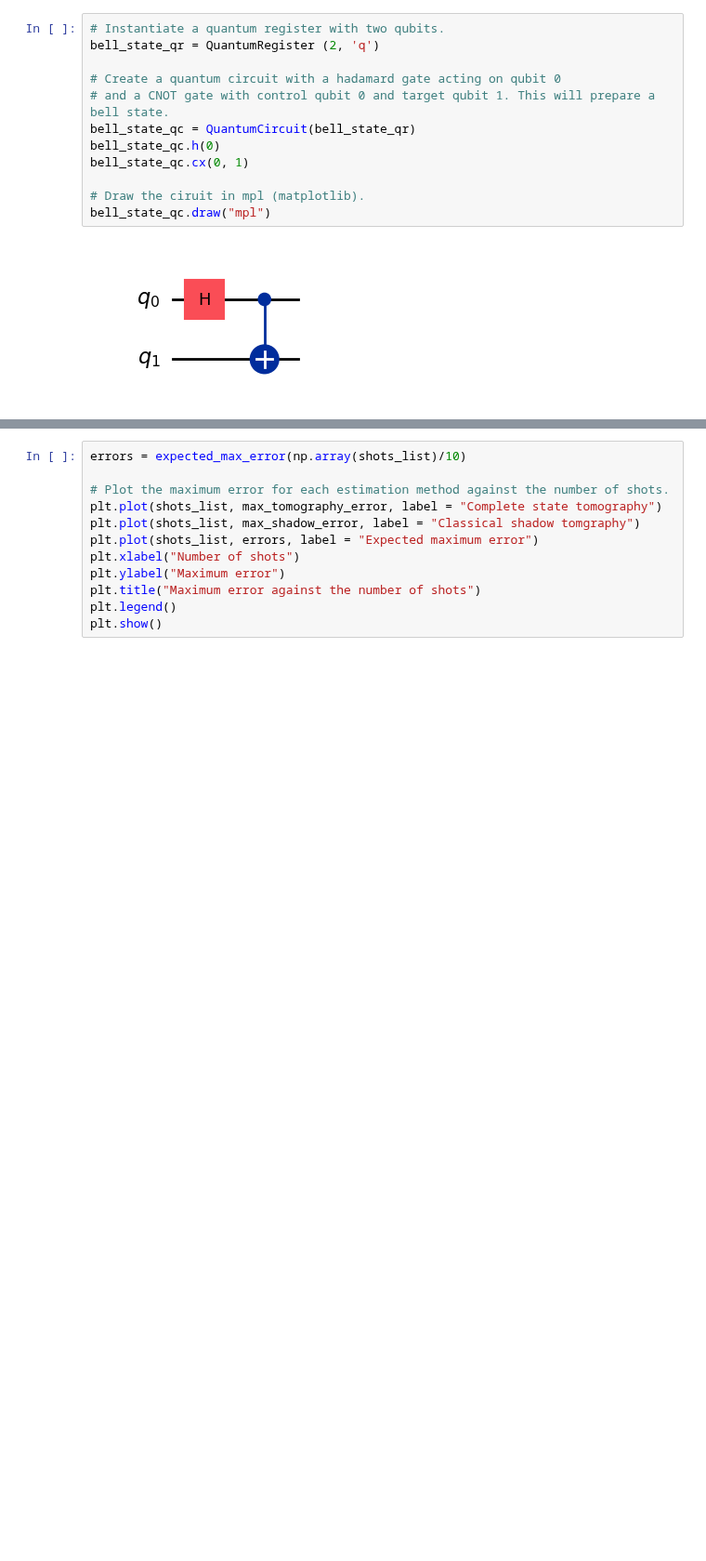
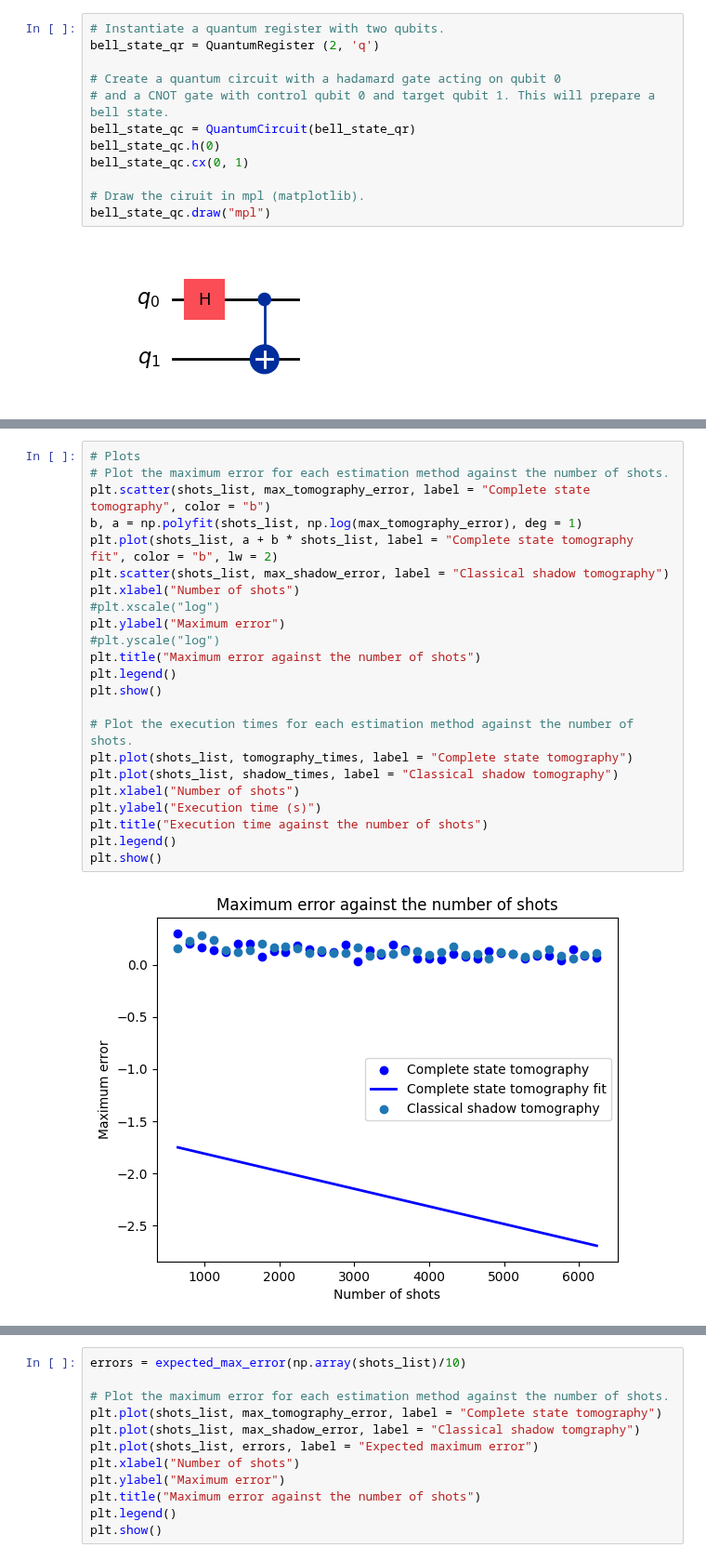
Before and after one commit to ZacharyKokot/Summer-Research-2024, a Jupyter notebook: ShadowTomography.ipynb, the cells around one changed output, grey strips where cells are left out. Shown at 93% size. Drawn from its saved outputs; the diff is of its cells as text; blank space fills up the shorter version.

Commit message:
Worked on plotting the resulting data.

```diff
--- a/ShadowTomography.ipynb
+++ b/ShadowTomography.ipynb
@@ -1210,0 +1186,25 @@ plt.show()
+# %%
+# Plots
+# Plot the maximum error for each estimation method against the number of shots.
+plt.scatter(shots_list, max_tomography_error, label = "Complete state tomography", color = "b")
+b, a = np.polyfit(shots_list, np.log(max_tomography_error), deg = 1)
+plt.plot(shots_list, a + b * shots_list, label = "Complete state tomography fit", color = "b", lw = 2)
+plt.scatter(shots_list, max_shadow_error, label = "Classical shadow tomography")
+plt.xlabel("Number of shots")
+#plt.xscale("log")
+plt.ylabel("Maximum error")
+#plt.yscale("log")
+plt.title("Maximum error against the number of shots")
+plt.legend()
+plt.show()
+
+# Plot the execution times for each estimation method against the number of shots.
+plt.plot(shots_list, tomography_times, label = "Complete state tomography")
+plt.plot(shots_list, shadow_times, label = "Classical shadow tomography")
+plt.xlabel("Number of shots")
+plt.ylabel("Execution time (s)")
+plt.title("Execution time against the number of shots")
+plt.legend()
+plt.show()
+# %% [output]
+[figure, added]
```
Also changed, not shown: parts of 12 cells of this notebook.
